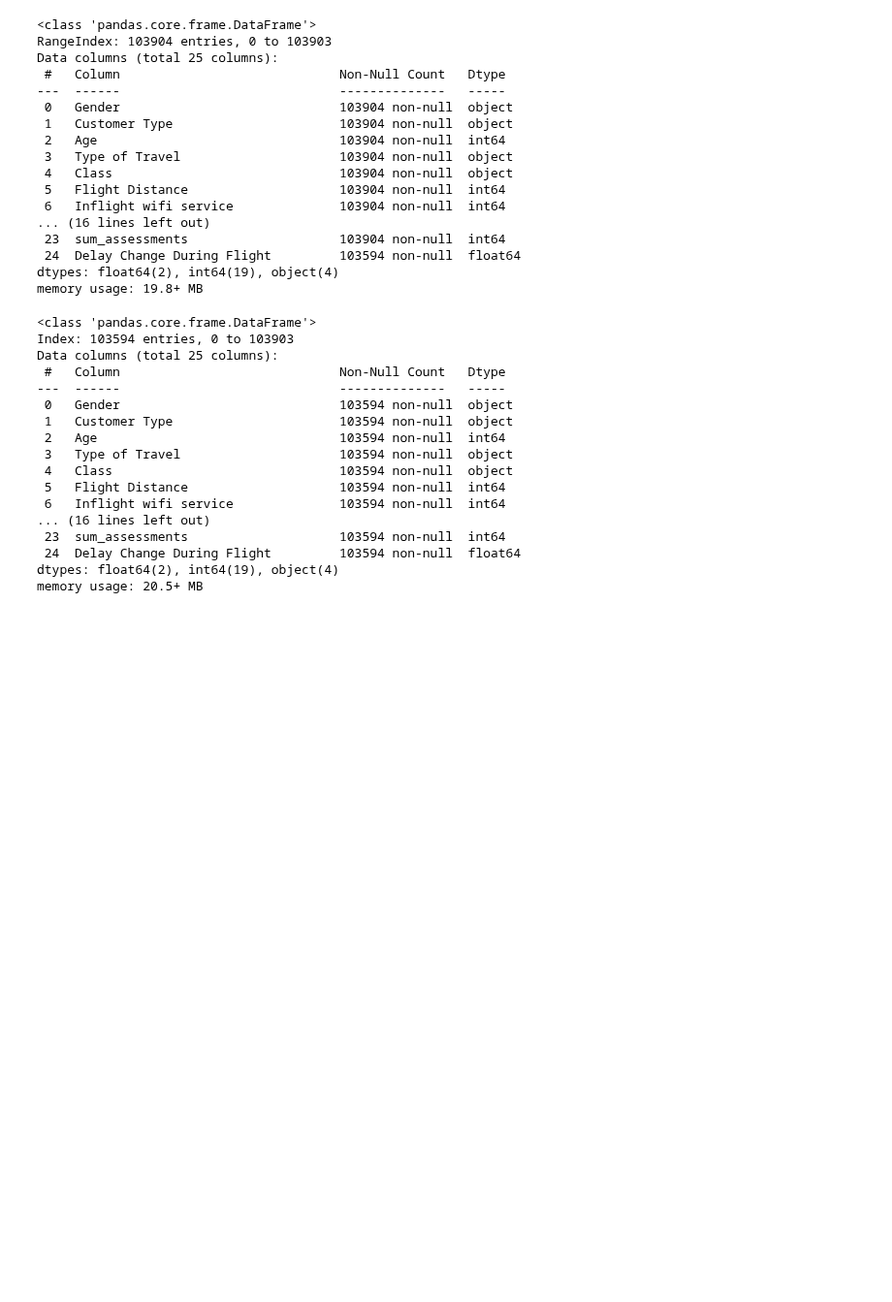
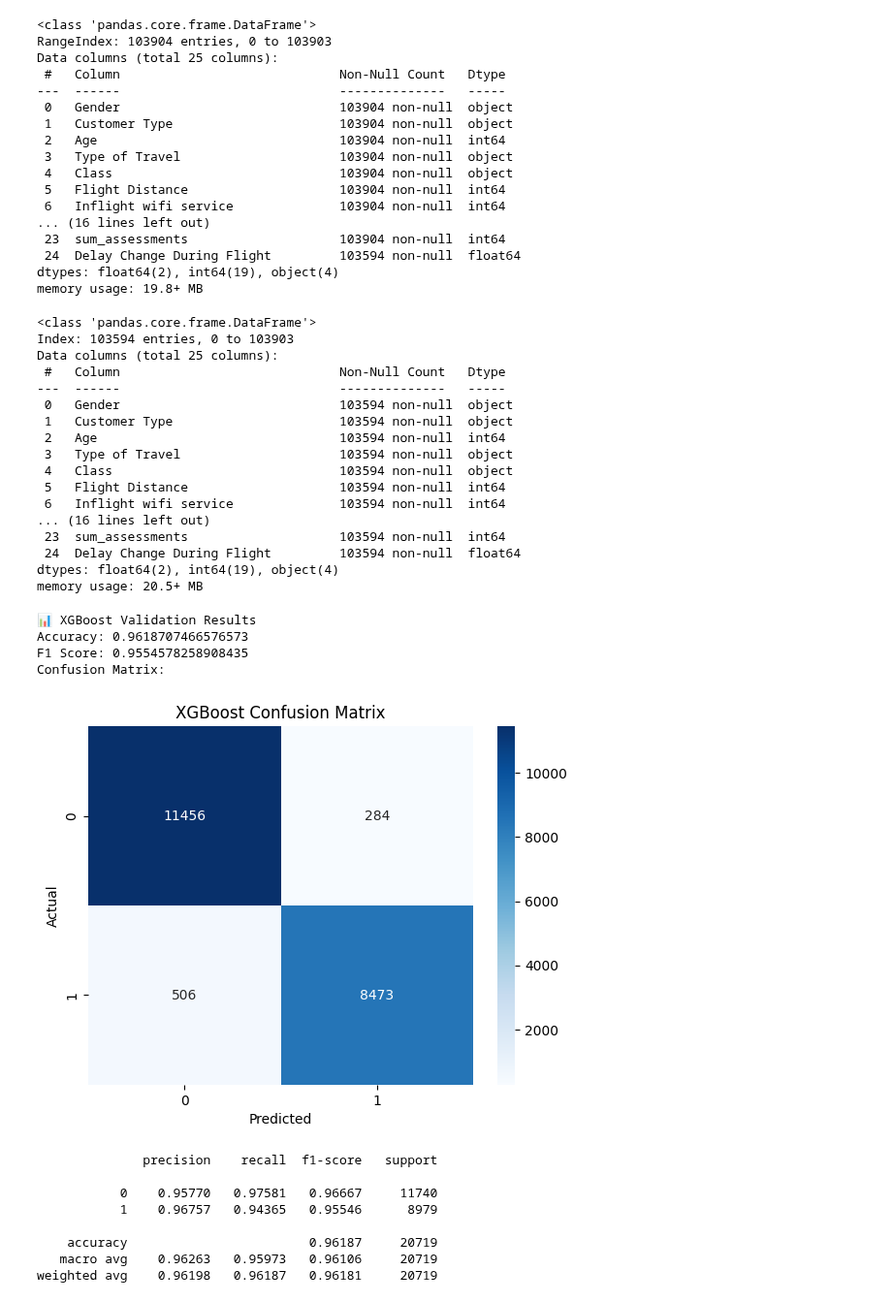
Before and after one commit to qslia/kaggle_Practice, a Jupyter notebook: airline-passenger-satisfaction/airline-passenger-satisfaction.ipynb, the cells around one changed output. Shown at 97% size. Cells and saved outputs as stored; diff of their text form; code cells hidden in the pictures; blank space fills up the shorter version.

```diff
--- a/python/airline-passenger-satisfaction.ipynb
+++ b/airline-passenger-satisfaction/airline-passenger-satisfaction.ipynb
@@ -496,3 +490,47 @@ Data columns (total 25 columns):
  24  Delay Change During Flight         103594 non-null  float64
 dtypes: float64(2), int64(19), object(4)
 memory usage: 20.5+ MB
+# %%
+# Encode categorical features
+cat_features = train_df.select_dtypes(include='object').columns.tolist()
+le = LabelEncoder()
+for col in cat_features:
+    train_df[col] = le.fit_transform(train_df[col].astype(str))
+
+# Split into train and validation sets
+X = train_df.drop('satisfaction', axis=1)
+y = train_df['satisfaction']
+X_train, X_val, y_train, y_val = train_test_split(X, y, test_size=0.2, random_state=42, stratify=y)
+
+# Train XGBoost
+xgb_model = xgb.XGBClassifier(use_label_encoder=False, eval_metric='logloss')
+xgb_model.fit(X_train, y_train)
+xgb_preds = xgb_model.predict(X_val)
+# %%
+# Evaluate
+print("\n📊 XGBoost Validation Results")
+print("Accuracy:", accuracy_score(y_val, xgb_preds))
+print("F1 Score:", f1_score(y_val, xgb_preds))
+print("Confusion Matrix:")
+sns.heatmap(confusion_matrix(y_val, xgb_preds), annot=True, fmt='d', cmap='Blues')
+plt.title("XGBoost Confusion Matrix")
+plt.xlabel("Predicted")
+plt.ylabel("Actual")
+plt.show()
+
+
+print(classification_report(y_val, xgb_preds, digits=5))
+# %% [output]
+📊 XGBoost Validation Results
+Accuracy: 0.9618707466576573
+F1 Score: 0.9554578258908435
+Confusion Matrix:
+[figure, added]
+              precision    recall  f1-score   support
+
+           0    0.95770   0.97581   0.96667     11740
+           1    0.96757   0.94365   0.95546      8979
+
+    accuracy                        0.96187     20719
+   macro avg    0.96263   0.95973   0.96106     20719
+weighted avg    0.96198   0.96187   0.96181     20719
```
Also changed, not shown: parts of 15 cells of this notebook, 16 other files.
